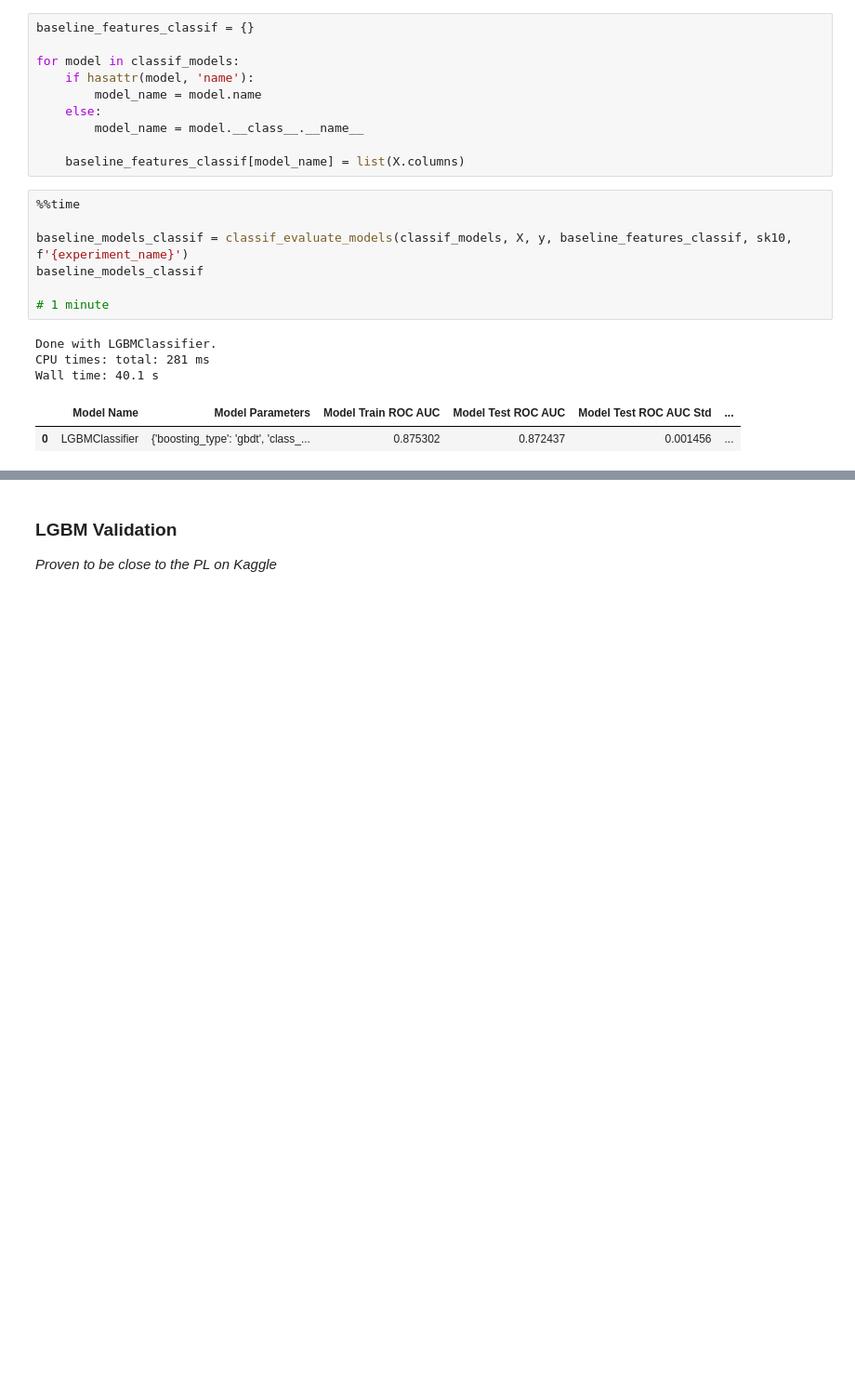
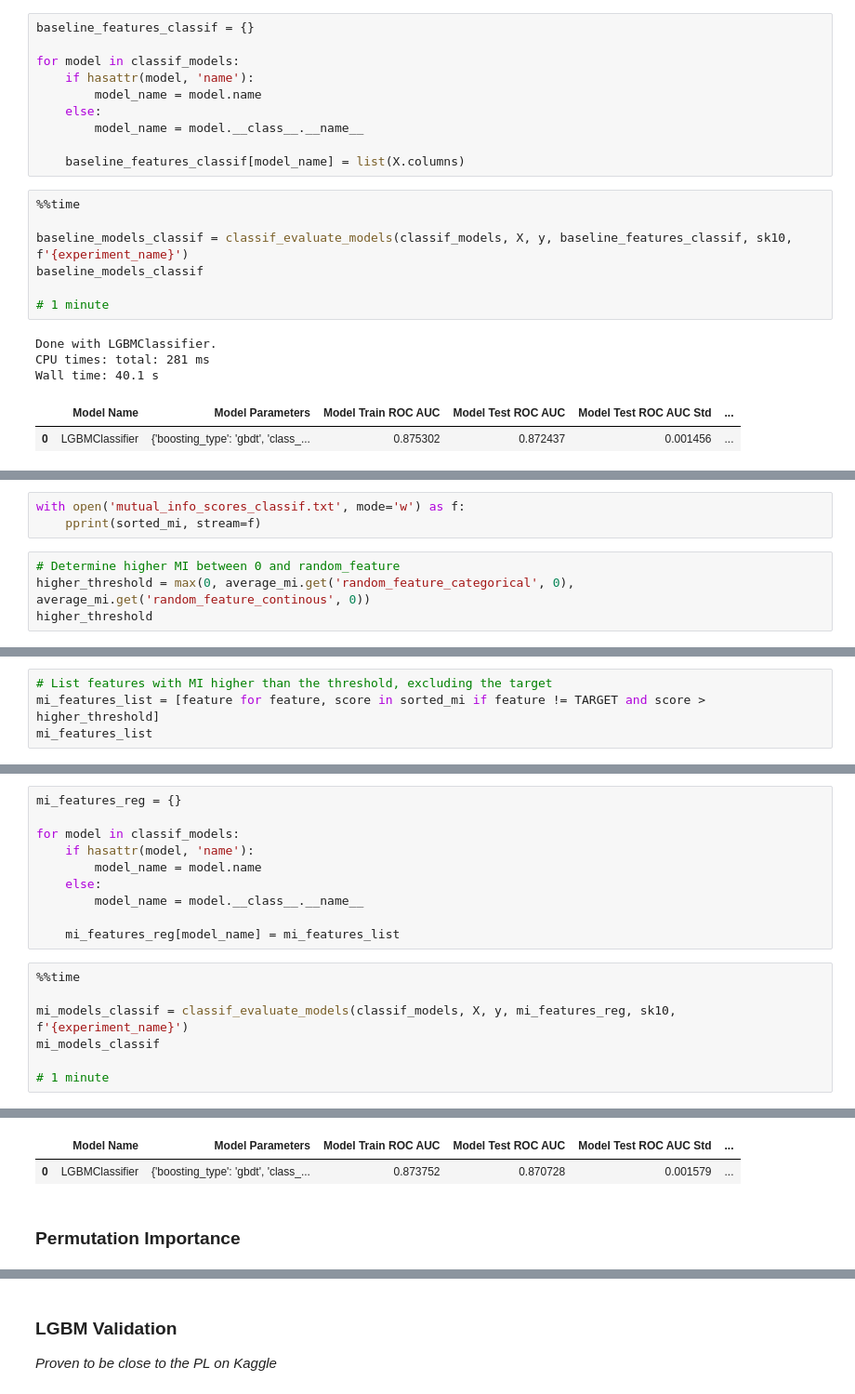
Before and after one commit to hardboyvino/kaggle_competition, a Jupyter notebook: playground_4.7/lgbm.ipynb, the cells around one changed output, grey strips where cells are left out. Shown at 93% size. Drawn from its saved outputs; the diff is of its cells as text; blank space fills up the shorter version.

```diff
--- a/playground_4.7/lgbm.ipynb
+++ b/playground_4.7/lgbm.ipynb
@@ -223,0 +309,7 @@ Wall time: 40.1 s
+# %%
+with open('mutual_info_scores_classif.txt', mode='w') as f:
+    pprint(sorted_mi, stream=f)
+# %%
+# Determine higher MI between 0 and random_feature
+higher_threshold = max(0, average_mi.get('random_feature_categorical', 0), average_mi.get('random_feature_continous', 0))
+higher_threshold
@@ -223,0 +318,4 @@ Wall time: 40.1 s
+# %%
+# List features with MI higher than the threshold, excluding the target
+mi_features_list = [feature for feature, score in sorted_mi if feature != TARGET and score > higher_threshold]
+mi_features_list
@@ -223,0 +333,18 @@ Wall time: 40.1 s
+# %%
+mi_features_reg = {}
+
+for model in classif_models:
+    if hasattr(model, 'name'):
+        model_name = model.name
+    else:
+        model_name = model.__class__.__name__
+
+    mi_features_reg[model_name] = mi_features_list
+# %%
+%%time
+
+mi_models_classif = classif_evaluate_models(classif_models, X, y, mi_features_reg, sk10, f'{experiment_name}')
+mi_models_classif
+
+# 1 minute
+# %% [output]
@@ -223,0 +354,4 @@ Wall time: 40.1 s
+|  | Model Name | Model Parameters | Model Train ROC AUC | Model Test ROC AUC | Model Test ROC AUC Std | ... |
+| 0 | LGBMClassifier | {'boosting_type': 'gbdt', 'class_... | 0.873752 | 0.870728 | 0.001579 | ... |
+# %% [markdown]
+### Permutation Importance
```
Also changed, not shown: parts of 24 cells of this notebook, 3 other files.
